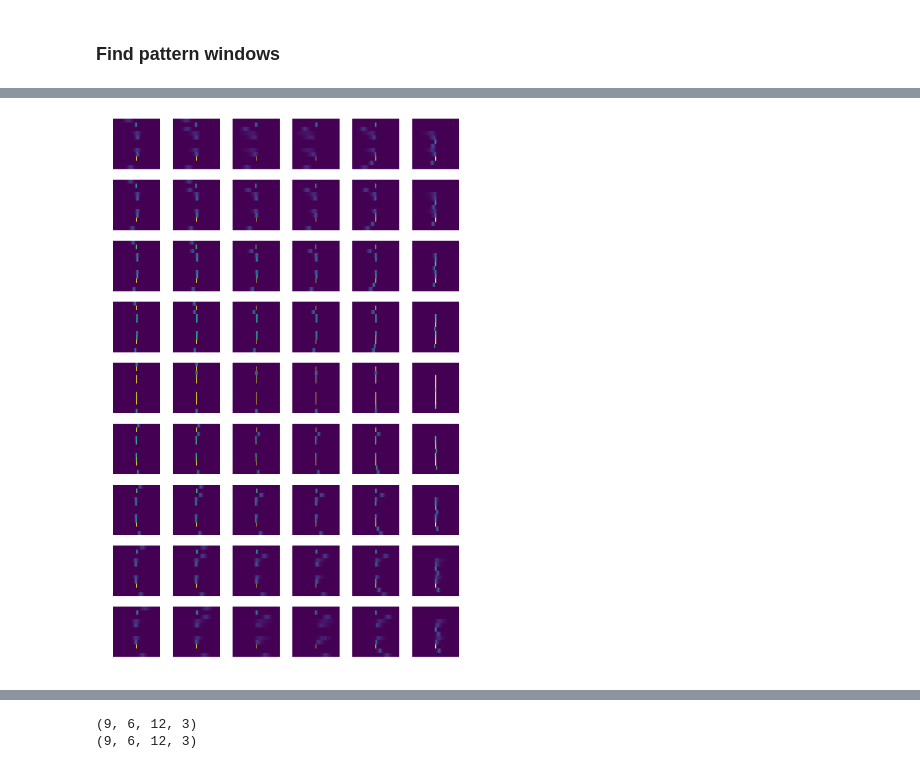
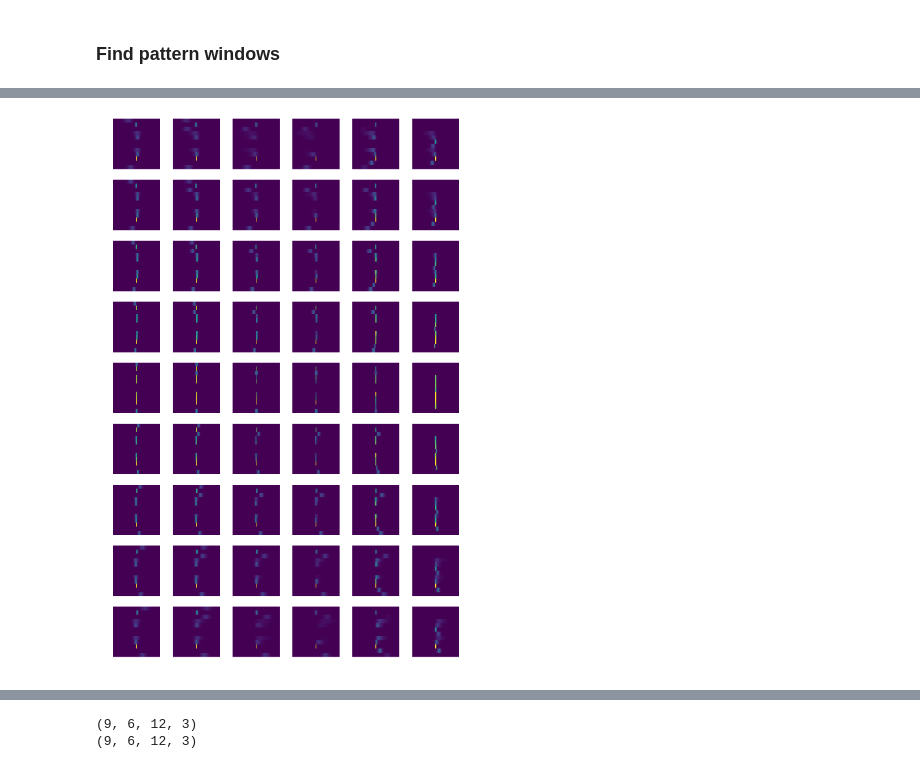
Before and after one commit to srosenzweig09/L1TMuonSimulationsMar2017, a Jupyter notebook: Analyzers/test4/make_patterns.ipynb, the cells around one changed output, grey strips where cells are left out. Saved outputs shown, nothing was run; the diff lists cells and outputs as text; code cells hidden in the pictures.

```diff
--- a/Analyzers/test4/make_patterns.ipynb
+++ b/Analyzers/test4/make_patterns.ipynb
@@ -30,7 +30,7 @@ def load_pgun():
   tree.define_collection(name='particles', prefix='vp_', size='vp_size')
   return tree
 # %%
-maxEvents = 2000000
+maxEvents = 4000000
 #maxEvents = 500000
 #maxEvents = 10000
 
@@ -619,18 +623,15 @@ for ind in np.ndindex(patterns_phi.shape):
 # %%
 fig, axs = plt.subplots(ncols=6, nrows=9, figsize=(8,8./6*9), tight_layout=True, sharex=True, sharey=True)
 
 for i in xrange(9):
   for j in xrange(6):
-    norm = patterns_phi_1[i,j,:].sum(axis=1)
-    img = np.true_divide(patterns_phi_1[i,j,:], norm[:,np.newaxis])
-    img[np.isnan(img)] = 0
-
+    img = patterns_phi_1[i,j,:]
     axs[i,j].imshow(img, origin='lower', interpolation='nearest', aspect='auto')
     axs[i,j].axis('off')
 
 plt.show()
 # %% [output]
-[figure, old version]
+[figure, new version]
 # %%
 patterns_phi_2 = np.zeros(patterns_phi.shape + (3,), dtype=np.int32)
 for ind in np.ndindex(patterns_phi.shape):
```
Also changed, not shown: parts of 13 cells of this notebook, 1 other file.
